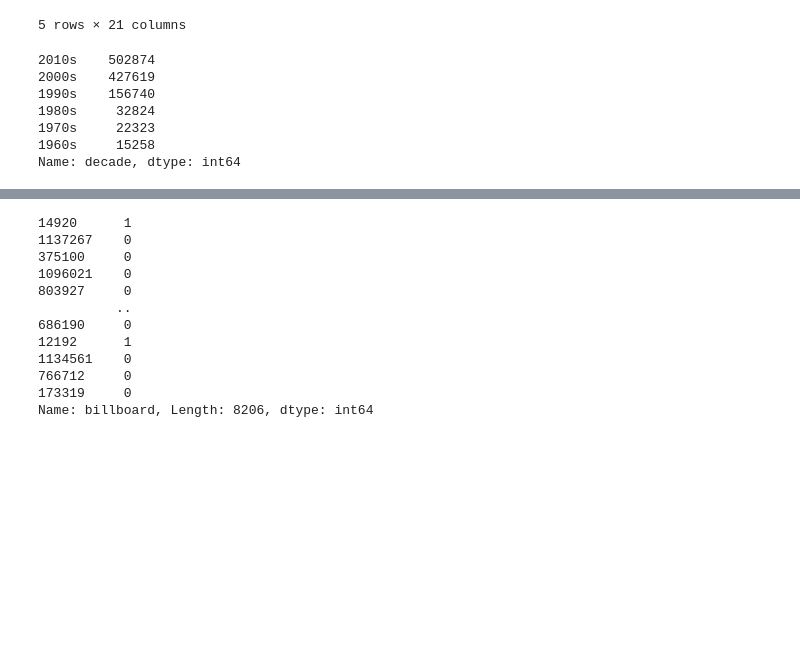
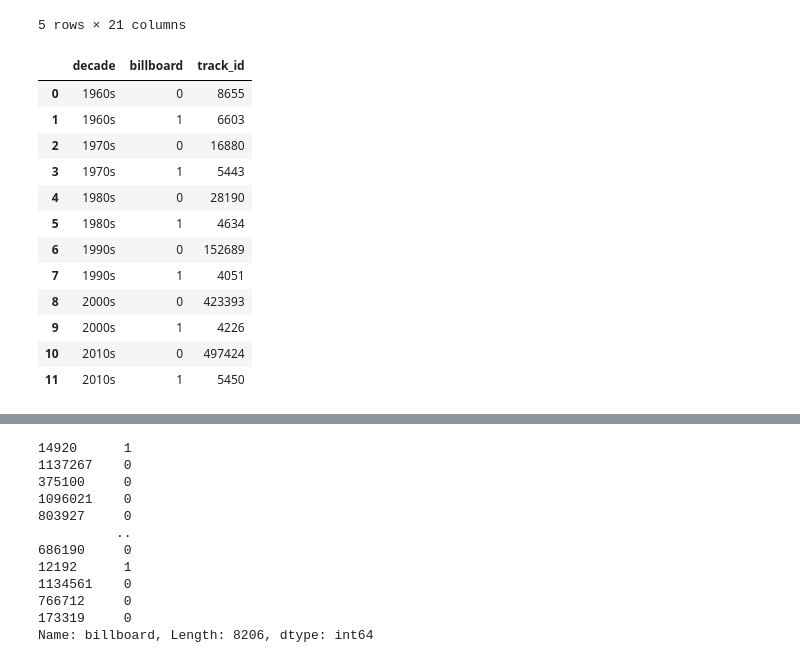
Before and after one commit to basse058/billboard_v3, a Jupyter notebook: prediction_model.ipynb, the cells around one changed output, grey strips where cells are left out. Saved outputs shown, nothing was run; the diff lists cells and outputs as text; code cells hidden in the pictures; blank space fills up the shorter version.

```diff
--- a/prediction_model.ipynb
+++ b/prediction_model.ipynb
@@ -25,17 +25,23 @@ df.head()
 | 3 | (Come round Here) Im The One You ... | The Miracles | 1966 | 17 | 9 | 5YvokzRkNONpj5c0TIqTjQ | 0.545 | 0.607 | 0.0 | ... |
 | 4 | (Dance The) Mess Around | Chubby Checker | 1961 | 24 | 7 | 58EirkLFB6O6wwRN9JowHB | 0.511 | 0.694 | 10.0 | ... |
 5 rows × 21 columns
-# %%
-# Show value counts
-df['decade'].value_counts()
-# %% [output]
-2010s    502874
-2000s    427619
-1990s    156740
-1980s     32824
-1970s     22323
-1960s     15258
-Name: decade, dtype: int64
+# %%
+# Show value counts for each decade (need to trim down more recent decades)
+df.groupby(['decade', 'billboard'], as_index=False).count()[['decade', 'billboard', 'track_id']]
+# %% [output]
+|  | decade | billboard | track_id |
+| 0 | 1960s | 0 | 8655 |
+| 1 | 1960s | 1 | 6603 |
+| 2 | 1970s | 0 | 16880 |
+| 3 | 1970s | 1 | 5443 |
+| 4 | 1980s | 0 | 28190 |
+| 5 | 1980s | 1 | 4634 |
+| 6 | 1990s | 0 | 152689 |
+| 7 | 1990s | 1 | 4051 |
+| 8 | 2000s | 0 | 423393 |
+| 9 | 2000s | 1 | 4226 |
+| 10 | 2010s | 0 | 497424 |
+| 11 | 2010s | 1 | 5450 |
 # %%
 # Create separate dataframe for each decade
 df1960s = df[df['decade']=='1960s']
```
Also changed, not shown: parts of 16 cells of this notebook, 1 other file.
